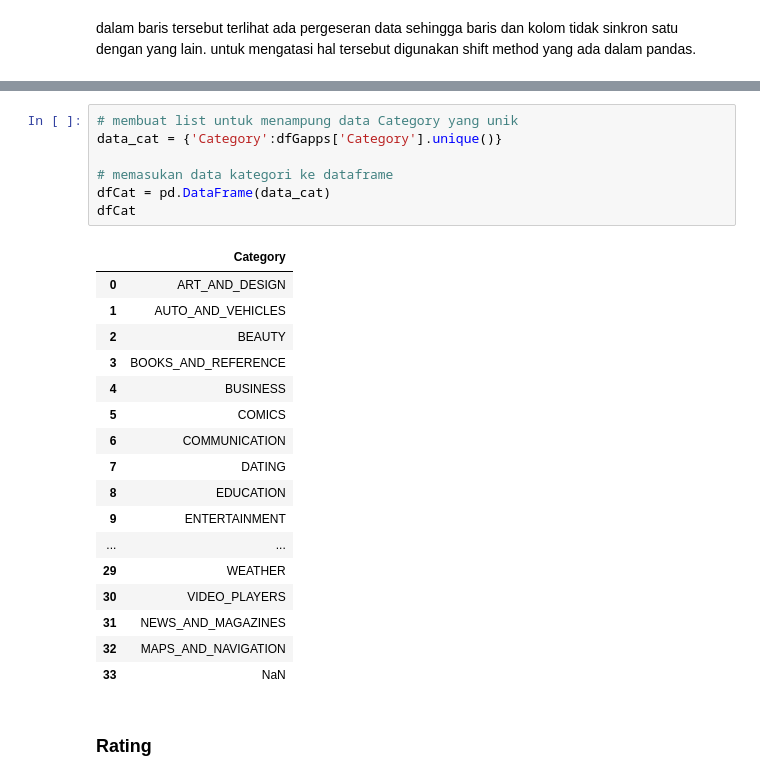
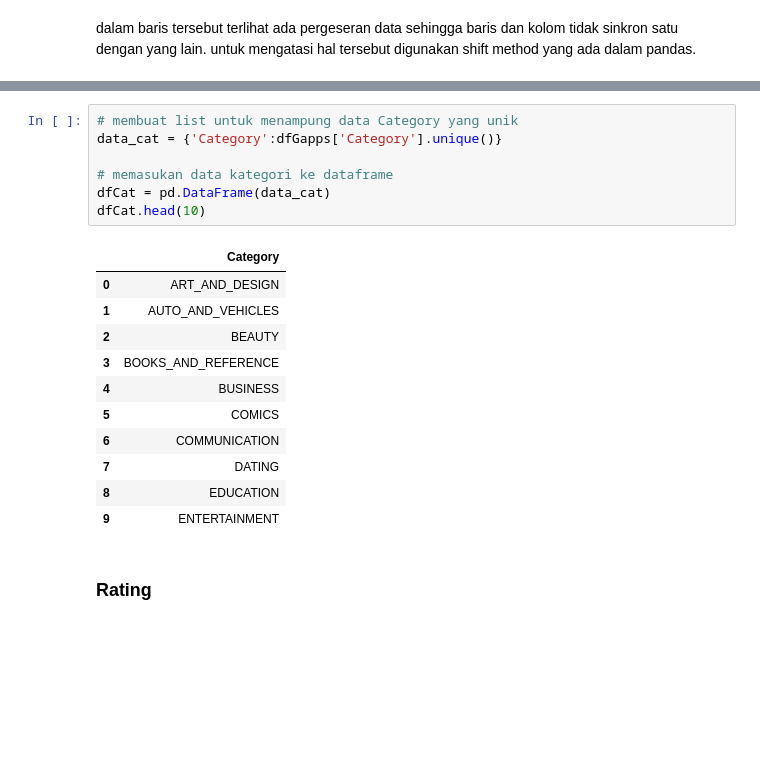
Before and after one commit to rafaelstevi/GooglePlaystore, a Jupyter notebook: Files/eda-googleplaystore.ipynb, the cells around one changed output, grey strips where cells are left out. Drawn from its saved outputs; the diff is of its cells as text; blank space fills up the shorter version.

```diff
--- a/Files/eda-googleplaystore.ipynb
+++ b/Files/eda-googleplaystore.ipynb
@@ -211,28 +190,22 @@ Name: 10472, dtype: object
 # %%
 # membuat list untuk menampung data Category yang unik
 data_cat = {'Category':dfGapps['Category'].unique()}
 
 # memasukan data kategori ke dataframe
 dfCat = pd.DataFrame(data_cat)
-dfCat
+dfCat.head(10)
 # %% [output]
 |  | Category |
 | 0 | ART_AND_DESIGN |
 | 1 | AUTO_AND_VEHICLES |
 | 2 | BEAUTY |
 | 3 | BOOKS_AND_REFERENCE |
 | 4 | BUSINESS |
 | 5 | COMICS |
 | 6 | COMMUNICATION |
 | 7 | DATING |
 | 8 | EDUCATION |
 | 9 | ENTERTAINMENT |
-| ... | ... |
-| 29 | WEATHER |
-| 30 | VIDEO_PLAYERS |
-| 31 | NEWS_AND_MAGAZINES |
-| 32 | MAPS_AND_NAVIGATION |
-| 33 | NaN |
 # %% [markdown]
 ### Rating
 # %%
```
Also changed, not shown: parts of 51 cells of this notebook.
